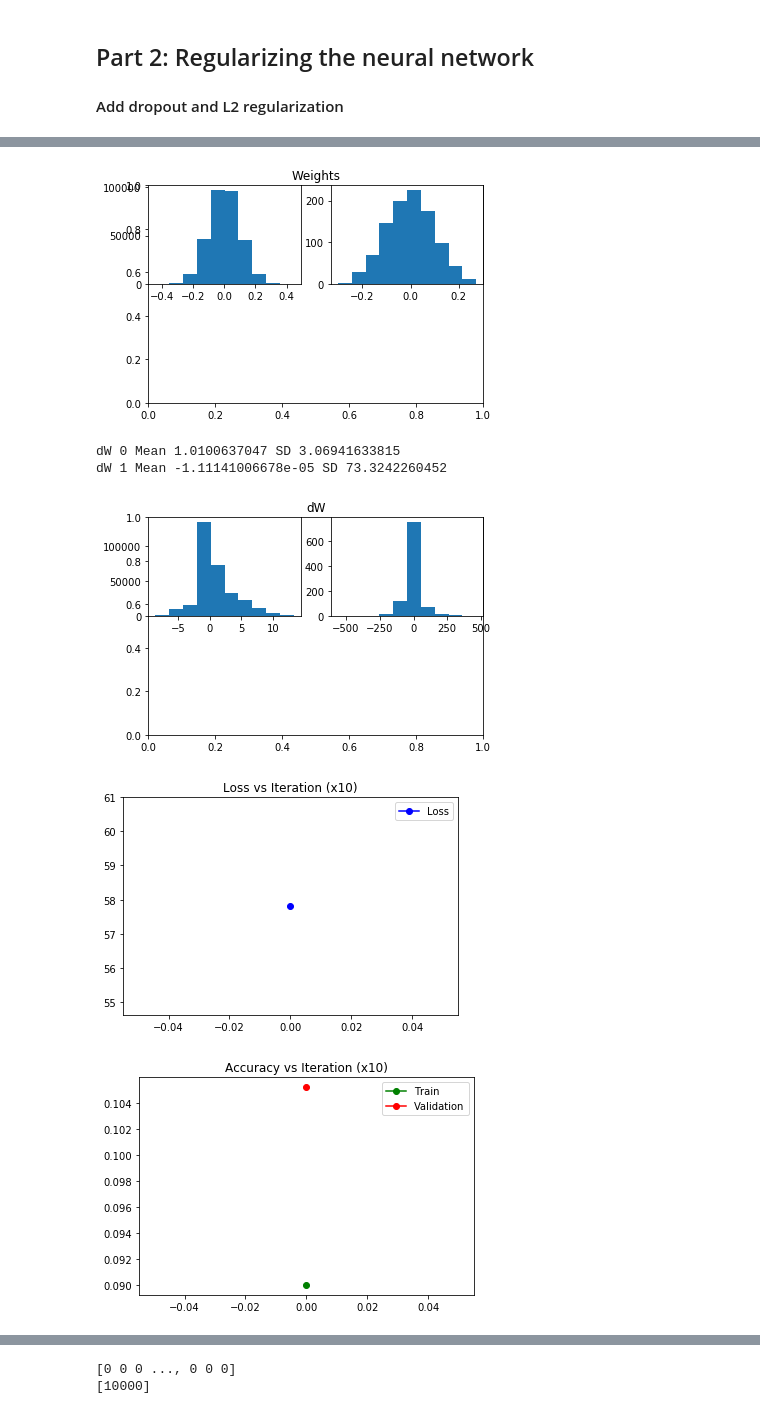
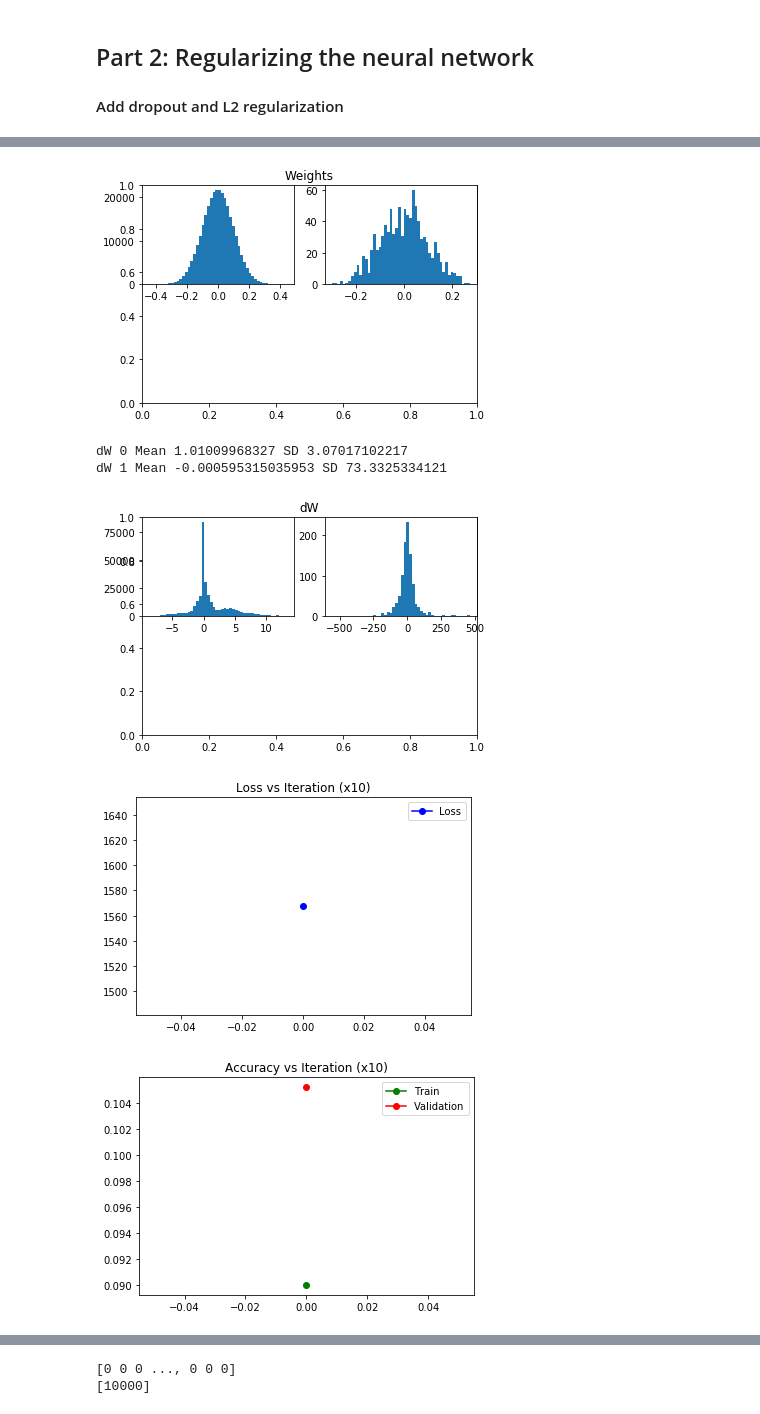
Before and after one commit to rp2707/coms4995-hw1, a Jupyter notebook: HW1-uni.ipynb, the cells around one changed output, grey strips where cells are left out. Cells and saved outputs as stored; diff of their text form; code cells hidden in the pictures.

Commit message:
exploring isues w weights grads and cost explosion"

```diff
--- a/HW1-uni.ipynb
+++ b/HW1-uni.ipynb
@@ -85,7 +85,7 @@ class NeuralNetwork(object):
         plt.title('Weights')
         for i in range(N):
             fig.add_subplot(r,r,i+1)
-            plt.hist(self.weights[i].flatten())
+            plt.hist(self.weights[i].flatten(),bins=50)
             print('Weights', i, 'Mean', self.weights[i].flatten().mean(), 'SD', self.weights[i].flatten().std())
         plt.show()
 
@@ -93,7 +93,7 @@ class NeuralNetwork(object):
         plt.title('dW')
         for i in range(N):
             fig.add_subplot(r,r,i+1)
-            plt.hist(gradients['dW'][i].flatten())
+            plt.hist(gradients['dW'][i].flatten(),bins=50)
             print('dW', i, 'Mean', gradients['dW'][i].flatten().mean(), 'SD', gradients['dW'][i].flatten().std())
         plt.show()
 
@@ -244,7 +244,7 @@ class NeuralNetwork(object):
         :returns cost, dAL: A scalar denoting cost and the gradient of cost
         """
 
-        epsilon = 10e-9 #Since taking logs of very small numbers is giving infs
+        epsilon = 10e-5 #10e-9 #Since taking logs of very small numbers is giving infs
         S = y.size
 
         #Get softmax cost per sample:
@@ -261,7 +261,15 @@ class NeuralNetwork(object):
         #print(np.exp(AL).min())
         #print(np.exp(AL).max())
 
-        softmax_out = np.exp(AL)/(np.exp(AL).sum(axis=0)+epsilon)
+        #Nan to num cliping:
+        #softmax_out = np.nan_to_num(np.exp(AL))/(np.nan_to_num(np.exp(AL).sum(axis=0))+epsilon)
+        #No clipping
+        #softmax_out = np.exp(AL)/(np.exp(AL).sum(axis=0)+epsilon)
+
+        #Manual clipping
+        max_val = 10e3
+        softmax_out = np.exp(AL).clip(0.,max_val)/(np.exp(AL).clip(0.,max_val).sum(axis=0)+epsilon)
+
         #print(softmax_out)
         #print(softmax_out.min())
         #print(softmax_out.max())
@@ -689,8 +697,8 @@ Data loading done
 
 #### Simple fully-connected deep neural network
 # %%
-#layer_dimensions = [X_train.shape[0], 100, 50, 50, 20, 10]  # including the input and output layers
+#layer_dimensions = [X_train.shape[0], 1000, 1000, 10]  # including the input and output layers
 layer_dimensions = [X_train.shape[0], 100, 10]  # including the input and output layers
 NN = NeuralNetwork(layer_dimensions)
-NN.train(X_train, y_train, iters=10, alpha=0.1, batch_size=16, print_every=10)#change back batch_size=10 #!=10 to debug not square
+NN.train(X_train, y_train, iters=2000, alpha=0.1, batch_size=100, print_every=10)
 # %% [output]
@@ -742,7 +775,7 @@ array([0, 0, 0, 0, 0, 0, 0, 0, 0, 0], dtype=int64)
 ## Part 2: Regularizing the neural network
 #### Add dropout and L2 regularization
 # %%
-NN2 = NeuralNetwork(layer_dimensions, drop_prob=.5, reg_lambda=.01)
+NN2 = NeuralNetwork(layer_dimensions, drop_prob=.5, reg_lambda=.5)
 NN2.train(X_train, y_train, iters=50000, alpha=0.00001, batch_size=1000, print_every=10)
 # %% [output]
 [5 4 4 0 0 5 2 0 9 5 4 0 8 8 4 0 5 5 0 0 6 0 4 0 5 4 4 5 8 2 8 4 5 9 0 8 4
@@ -765,8 +798,8 @@ Weights 1 Mean -0.00111101186206 SD 0.098792143457
-[figure, old version]
+[figure, new version]
-dW 0 Mean 1.0100637047 SD 3.06941633815
-dW 1 Mean -1.11141006678e-05 SD 73.3242260452
+dW 0 Mean 1.01009968327 SD 3.07017102217
+dW 1 Mean -0.000595315035953 SD 73.3325334121
-[figure, old version]
+[figure, new version]
-[figure, old version]
+[figure, new version]
 [figure]
 1
 
```
Also changed, not shown: parts of 2 cells of this notebook.
